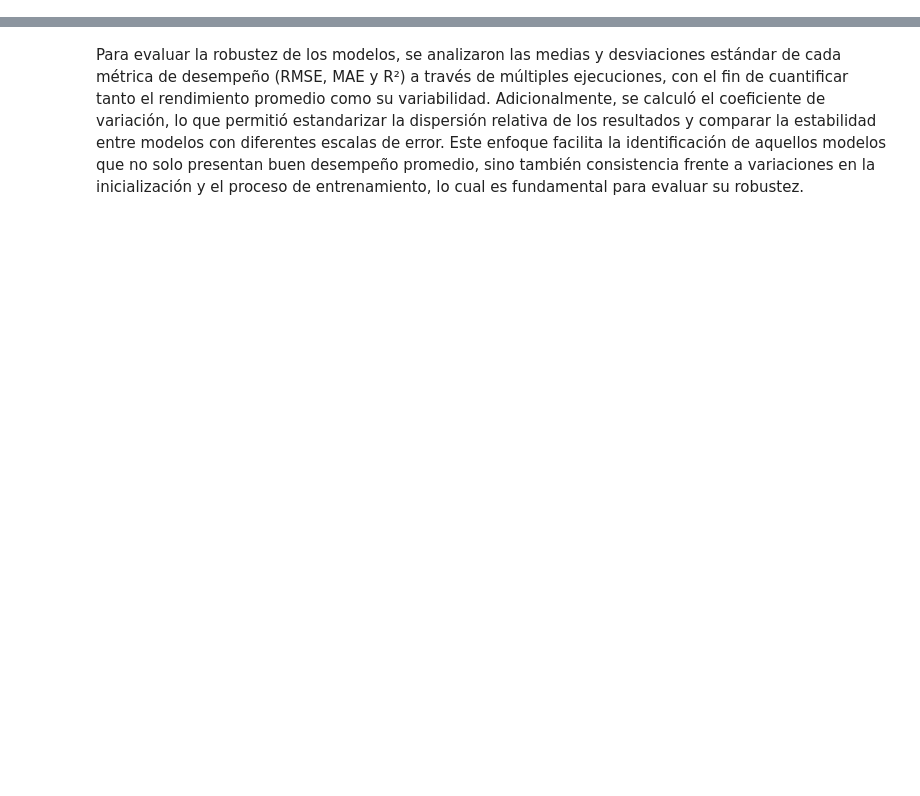
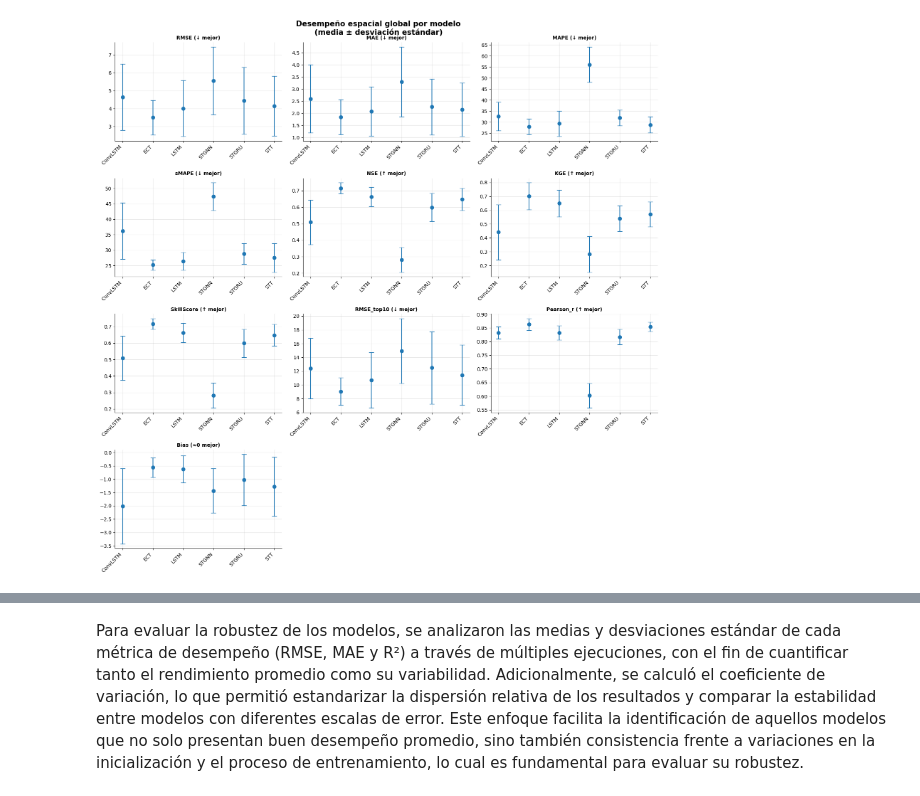
Before and after one commit to GuirlessaDeLaHoz/Proyecto_Final_Deep_Learning, a Jupyter notebook: 13_Comparación_Final.ipynb, the cells around one changed output, grey strips where cells are left out. Saved outputs shown, nothing was run; the diff lists cells and outputs as text; code cells hidden in the pictures; blank space fills up the shorter version.

```diff
--- a/13_Comparación_Final.ipynb
+++ b/13_Comparación_Final.ipynb
@@ -370,0 +85,2 @@ El análisis post-hoc de Tukey HSD aplicado al coeficiente de determinación (R
+# %%
+metrics_df = metrics_global_df
@@ -370,0 +400,11 @@ El análisis post-hoc de Tukey HSD aplicado al coeficiente de determinación (R
+# %%
+summary_overall = (
+    metrics_global_df
+    .groupby("Model")[real_cols]
+    .agg(["mean", "std"])
+    .round(4)
+)
+summary_overall.columns = [f"{col}_{stat}" for col, stat in summary_overall.columns]
+summary_overall = summary_overall.reset_index()
+
+display(summary_overall)
@@ -370,0 +984,78 @@ El análisis post-hoc de Tukey HSD aplicado al coeficiente de determinación (R
+# %%
+import matplotlib.pyplot as plt
+import numpy as np
+
+metric_cols = [
+    "RMSE", "MAE", "MAPE", "sMAPE",
+    "NSE", "KGE", "SkillScore",
+    "RMSE_top10", "Pearson_r", "Bias"
+]
+
+lower_better = {"RMSE", "MAE", "MAPE", "sMAPE", "RMSE_top10"}
+higher_better = {"NSE", "KGE", "SkillScore", "Pearson_r"}
+
+df = summary.copy()
+
+models = df["Model"].str.replace("_CV", "", regex=False)
+
+ncols = 3
+nrows = int(np.ceil(len(metric_cols) / ncols))
+
+fig, axes = plt.subplots(
+    nrows,
+    ncols,
+    figsize=(16, nrows * 4)
+)
+
+axes = axes.flatten()
+
+for i, metric in enumerate(metric_cols):
+
+    ax = axes[i]
+
+    mean_col = f"{metric}_mean"
+    std_col  = f"{metric}_std"
+
+    ax.errorbar(
+        np.arange(len(models)),
+        df[mean_col],
+        yerr=df[std_col],
+        fmt="o",
+        capsize=5,
+        markersize=7,
+        linewidth=1.5
+    )
+
+    ax.set_xticks(np.arange(len(models)))
+    ax.set_xticklabels(models, rotation=45, ha="right")
+
+    direction = (
+        "↓ mejor" if metric in lower_better
+        else "↑ mejor" if metric in higher_better
+        else "≈0 mejor"
+    )
+
+    ax.set_title(
+        f"{metric} ({direction})",
+        fontsize=10,
+        fontweight="bold"
+    )
+
+    ax.grid(alpha=0.3)
+    ax.set_axisbelow(True)
+    ax.spines["top"].set_visible(False)
+    ax.spines["right"].set_visible(False)
+
+for j in range(i + 1, len(axes)):
+    axes[j].set_visible(False)
+
+plt.suptitle(
+    "Desempeño espacial global por modelo\n(media ± desviación estándar)",
+    fontsize=15,
+    fontweight="bold"
+)
+
+plt.tight_layout()
+plt.show()
+# %% [output]
+[figure, added]
```
Also changed, not shown: parts of 90 cells of this notebook, 6 other files.
